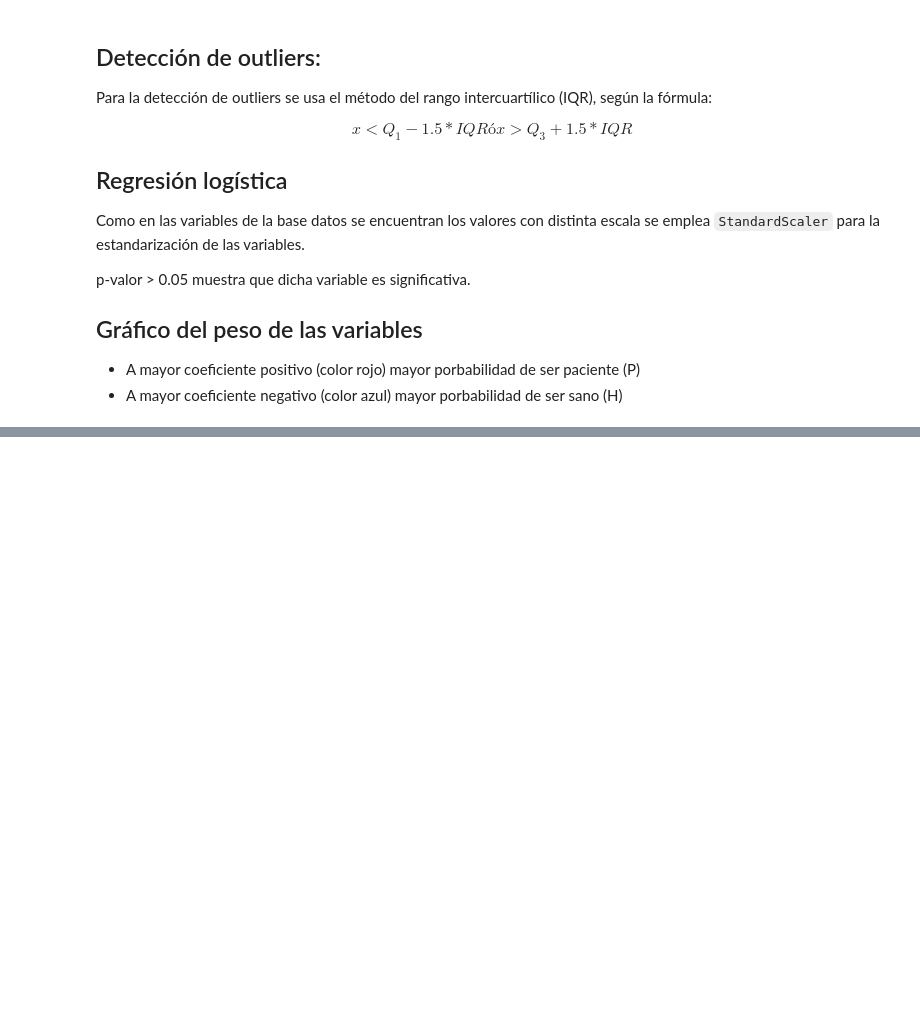
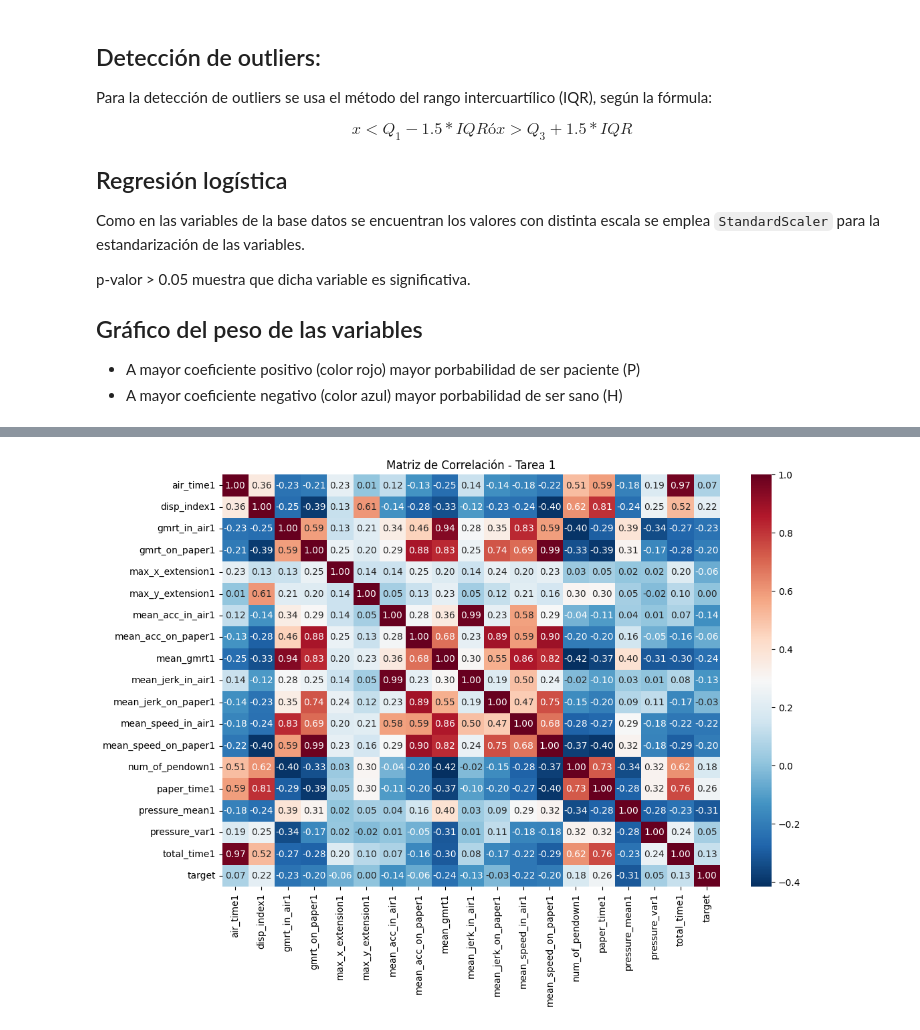
Before and after one commit to joserdeg/pruebas_tfm, a Jupyter notebook: darwin/darwin_exp1.ipynb, the cells around one changed output, grey strips where cells are left out. Drawn from its saved outputs; the diff is of its cells as text; code cells hidden in the pictures; blank space fills up the shorter version.

```diff
--- a/darwin/darwin_exp1.ipynb
+++ b/darwin/darwin_exp1.ipynb
@@ -312,3 +314,91 @@ p-valor > 0.05 muestra que dicha variable es significativa.
 
 * A mayor coeficiente positivo (color rojo) mayor porbabilidad de ser paciente (P)
 * A mayor coeficiente negativo (color azul) mayor porbabilidad de ser sano (H)
+# %%
+
+def analizar_tarea_completa(df, num_tarea):
+    """
+    Realiza un análisis integral de una tarea: filtrado, outliers,
+    correlación y regresión de influencia.
+    """
+    suffix = str(num_tarea)
+
+    # 1. FILTRADO DE COLUMNAS
+    cols_tarea = []
+    for col in df.columns:
+        if col.endswith(suffix):
+            posible_prefijo = col[:-(len(suffix))]
+            if not posible_prefijo[-1:].isdigit():
+                cols_tarea.append(col)
+
+    if not cols_tarea:
+        print(f"⚠️ No se encontraron columnas para la tarea {num_tarea}")
+        return
+
+    # Crear subset de trabajo
+    df_tarea = df[cols_tarea + ['class']].copy()
+    # Mapeo numérico para cálculos: P (Paciente) = 1, H (Sano) = 0
+    df_tarea['target'] = df_tarea['class'].map({'P': 1, 'H': 0})
+
+    print(f"\n{'='*40}")
+    print(f"📊 INFORME INTEGRAL: TAREA {num_tarea}")
+    print(f"{'='*40}")
+
+    # 2. DETECCIÓN DE OUTLIERS (Método IQR)
+    # Se define como valores fuera de: [Q1 - 1.5*IQR, Q3 + 1.5*IQR]
+    outliers_resumen = {}
+    for col in cols_tarea:
+        Q1 = df_tarea[col].quantile(0.25)
+        Q3 = df_tarea[col].quantile(0.75)
+        IQR = Q3 - Q1
+        limite_inf = Q1 - 1.5 * IQR
+        limite_sup = Q3 + 1.5 * IQR
+        n_outliers = df_tarea[(df_tarea[col] < limite_inf) | (df_tarea[col] > limite_sup)].shape[0]
+        outliers_resumen[col] = n_outliers
+
+    print("\n🔹 Conteo de Outliers por variable:")
+    print(pd.Series(outliers_resumen))
+
+    # 3. MAPA DE CORRELACIÓN
+    plt.figure(figsize=(12, 8))
+    sns.heatmap(df_tarea.drop('class', axis=1).corr(), annot=True, cmap='RdBu_r', fmt=".2f")
+    plt.title(f'Matriz de Correlación - Tarea {num_tarea}')
+    plt.show()
+
+    # 4. REGRESIÓN E INFLUENCIA (Logística)
+    # Preparamos X (estandarizada) y y
+    X = df_tarea[cols_tarea]
+    y = df_tarea['target']
+
+    scaler = StandardScaler()
+    X_scaled = pd.DataFrame(scaler.fit_transform(X), columns=X.columns)
+    X_scaled = sm.add_constant(X_scaled) # Añadir intercepto
+
+    try:
+        modelo = sm.Logit(y, X_scaled).fit(disp=0)
+
+        # Extraer coeficientes para ver influencia
+        influencia = pd.DataFrame({
+            'Coeficiente': modelo.params.drop('const'),
+            'P-valor': modelo.pvalues.drop('const')
+        }).sort_values(by='Coeficiente', ascending=False)
+
+        print("\n🔹 Variables que más influyen en el diagnóstico (Regresión):")
+        print(influencia)
+
+        # Gráfico de Influencia
+        plt.figure(figsize=(10, 6))
+        colores = ['tomato' if c > 0 else 'skyblue' for c in influencia['Coeficiente']]
+        influencia['Coeficiente'].plot(kind='barh', color=colores)
+        plt.axvline(0, color='black', linestyle='--', alpha=0.7)
+        plt.title(f'Peso de las variables en el diagnóstico (Tarea {num_tarea})')
+        plt.xlabel('Importancia (Coeficiente Estandarizado)')
+        plt.show()
+
+    except Exception as e:
+        print(f"\n⚠️ No se pudo completar la regresión: {e}")
+        print("Esto sucede a veces si las variables están demasiado correlacionadas (multicolinealidad).")
+
+# Uso:
+analizar_tarea_completa(df, 1)
+# %% [output]
@@ -314,0 +422 @@ p-valor > 0.05 muestra que dicha variable es significativa.
+[figure, added]
```
Also changed, not shown: parts of 2 cells of this notebook.
